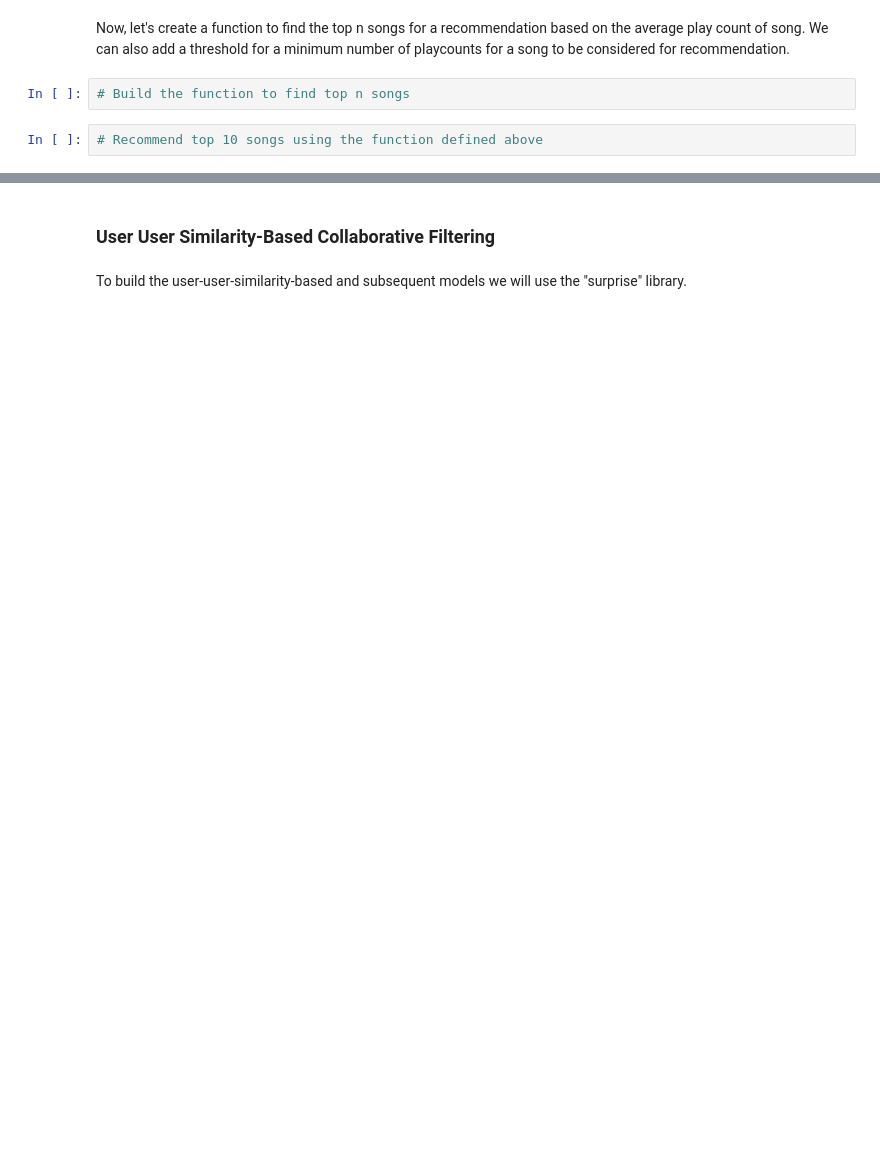
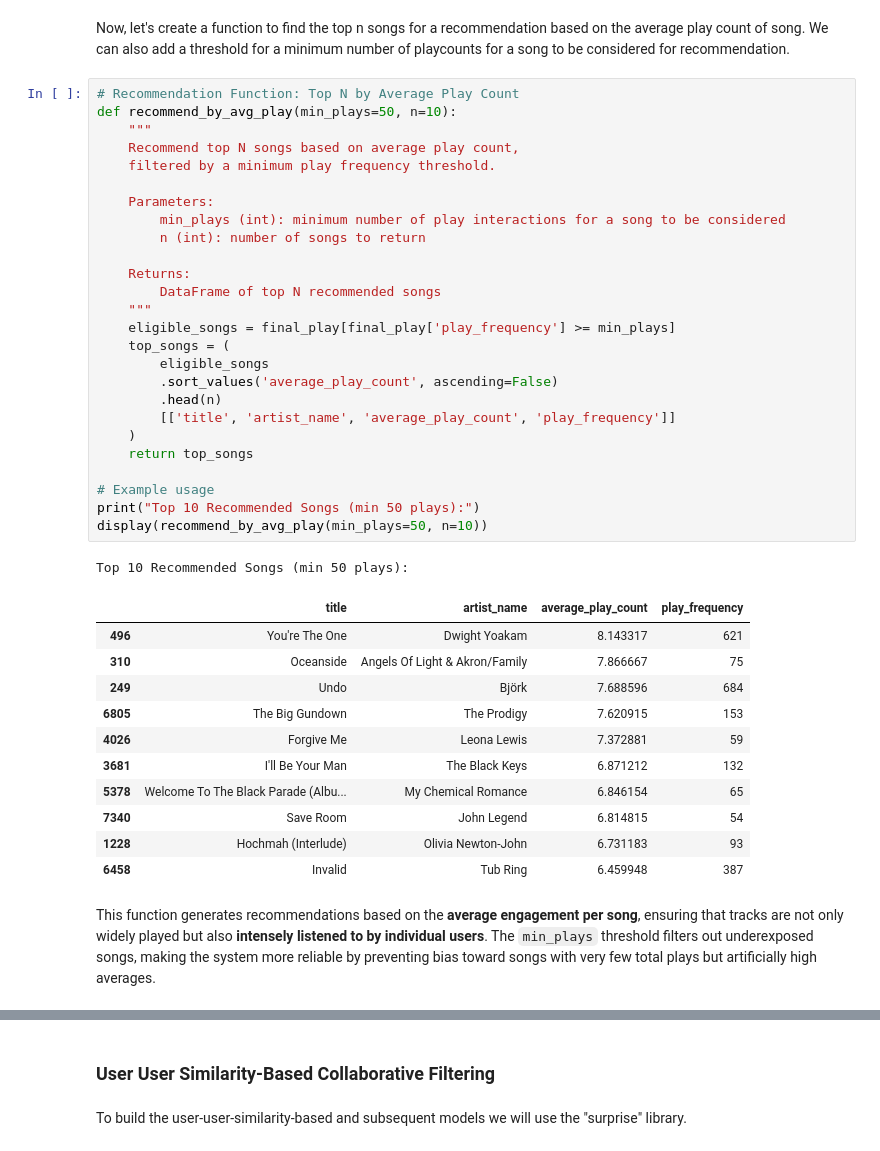
Before and after one commit to shaeristina-ds/mit-pe-spotify-rec, a Jupyter notebook: Music_Recommendation_System_Full_Code.ipynb, the cells around one changed output, grey strips where cells are left out. Cells and saved outputs as stored; diff of their text form; blank space fills up the shorter version.

```diff
--- a/Music_Recommendation_System_Full_Code.ipynb
+++ b/Music_Recommendation_System_Full_Code.ipynb
@@ -1229,6 +1311,44 @@ Using the shortened dataset, total and average play counts were aggregated by `s
 # %% [markdown]
 Now, let's create a function to find the top n songs for a recommendation based on the average play count of song. We can also add a threshold for a minimum number of playcounts for a song to be considered for recommendation.
-# %%
-# Build the function to find top n songs
-# %%
-# Recommend top 10 songs using the function defined above
+# %%
+# Recommendation Function: Top N by Average Play Count
+def recommend_by_avg_play(min_plays=50, n=10):
+    """
+    Recommend top N songs based on average play count,
+    filtered by a minimum play frequency threshold.
+
+    Parameters:
+        min_plays (int): minimum number of play interactions for a song to be considered
+        n (int): number of songs to return
+
+    Returns:
+        DataFrame of top N recommended songs
+    """
+    eligible_songs = final_play[final_play['play_frequency'] >= min_plays]
+    top_songs = (
+        eligible_songs
+        .sort_values('average_play_count', ascending=False)
+        .head(n)
+        [['title', 'artist_name', 'average_play_count', 'play_frequency']]
+    )
+    return top_songs
+
+# Example usage
+print("Top 10 Recommended Songs (min 50 plays):")
+display(recommend_by_avg_play(min_plays=50, n=10))
+# %% [output]
+Top 10 Recommended Songs (min 50 plays):
+|  | title | artist_name | average_play_count | play_frequency |
+| 496 | You're The One | Dwight Yoakam | 8.143317 | 621 |
+| 310 | Oceanside | Angels Of Light & Akron/Family | 7.866667 | 75 |
+| 249 | Undo | Björk | 7.688596 | 684 |
+| 6805 | The Big Gundown | The Prodigy | 7.620915 | 153 |
+| 4026 | Forgive Me | Leona Lewis | 7.372881 | 59 |
+| 3681 | I'll Be Your Man | The Black Keys | 6.871212 | 132 |
+| 5378 | Welcome To The Black Parade (Albu... | My Chemical Romance | 6.846154 | 65 |
+| 7340 | Save Room | John Legend | 6.814815 | 54 |
+| 1228 | Hochmah (Interlude) | Olivia Newton-John | 6.731183 | 93 |
+| 6458 | Invalid | Tub Ring | 6.459948 | 387 |
+# %% [markdown]
+This function generates recommendations based on the **average engagement per song**, ensuring that tracks are not only widely played but also **intensely listened to by individual users**.
+The `min_plays` threshold filters out underexposed songs, making the system more reliable by preventing bias toward songs with very few total plays but artificially high averages.
```
Also changed, not shown: parts of 20 cells of this notebook.
